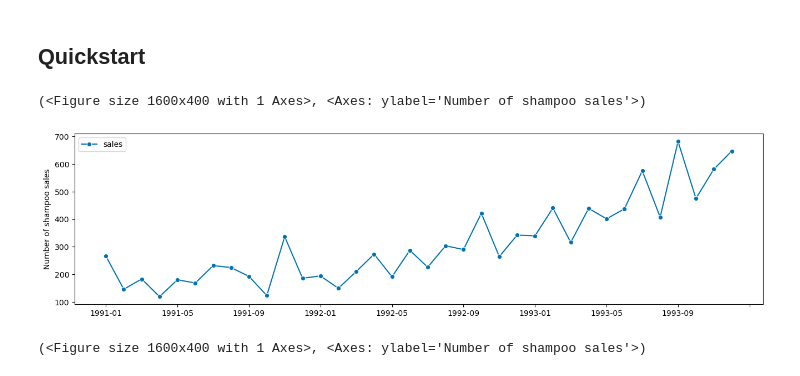
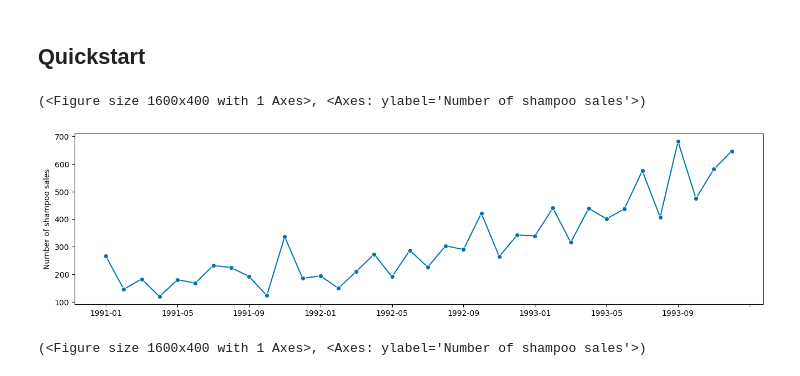
Before and after one commit to sktime/sktime-tutorial-ODSC-Europe-2023, a Jupyter notebook: notebooks/02_forecasting.ipynb, the cells around one changed output. Saved outputs shown, nothing was run; the diff lists cells and outputs as text; code cells hidden in the pictures.

```diff
--- a/notebooks/02_forecasting.ipynb
+++ b/notebooks/02_forecasting.ipynb
@@ -25,12 +25,13 @@ Factors that influence ”forecastability”:
 # %%
 from sktime.datasets import load_shampoo_sales
 from sktime.utils.plotting import plot_series
 
 y = load_shampoo_sales()
-plot_series(y, labels=["sales"])
+
+plot_series(y)
 # %% [output]
 (<Figure size 1600x400 with 1 Axes>, <Axes: ylabel='Number of shampoo sales'>)
-[figure, old version]
+[figure, new version]
 # %%
 from sktime.forecasting.model_selection import temporal_train_test_split
 
```
Also changed, not shown: parts of 13 cells of this notebook, 1 other file.
